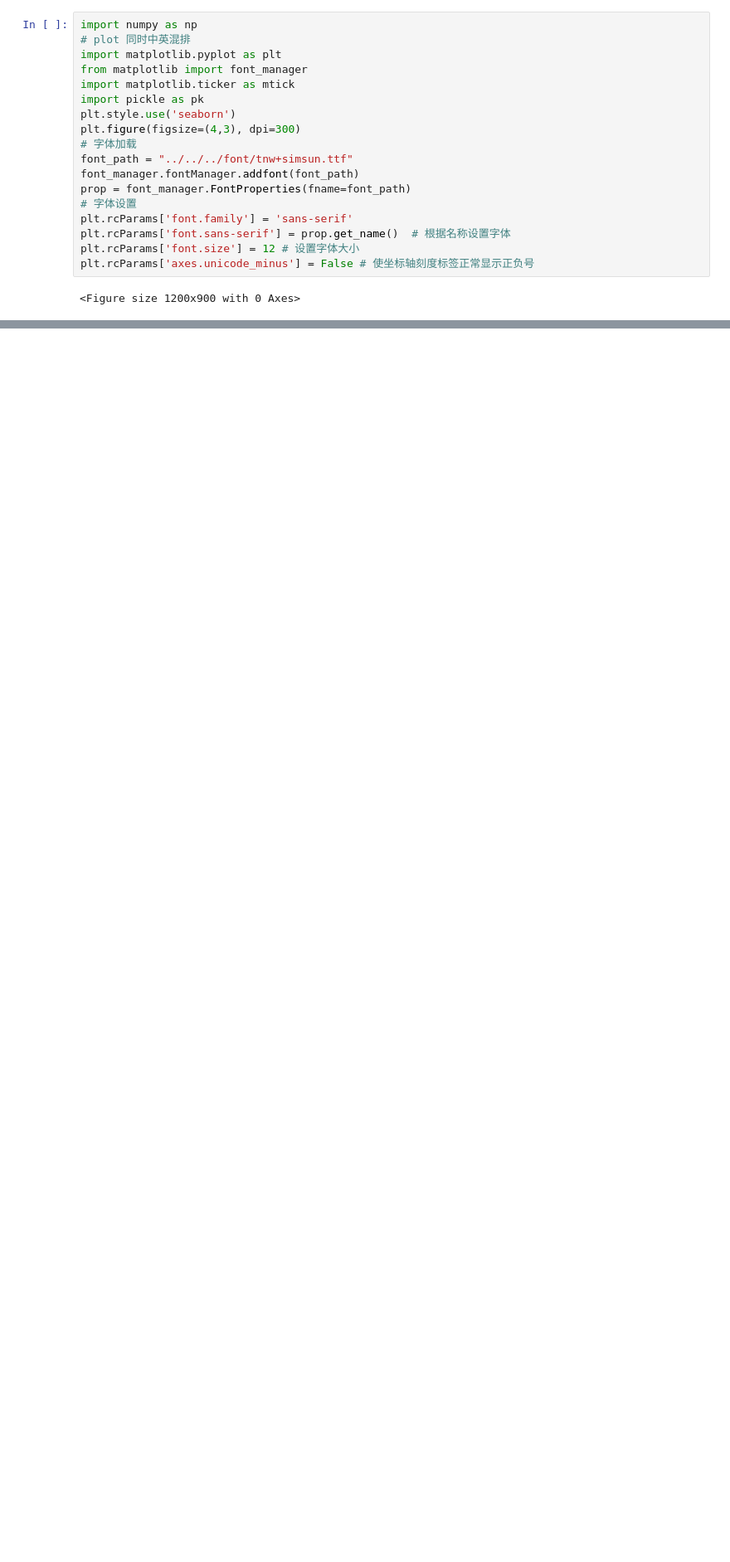
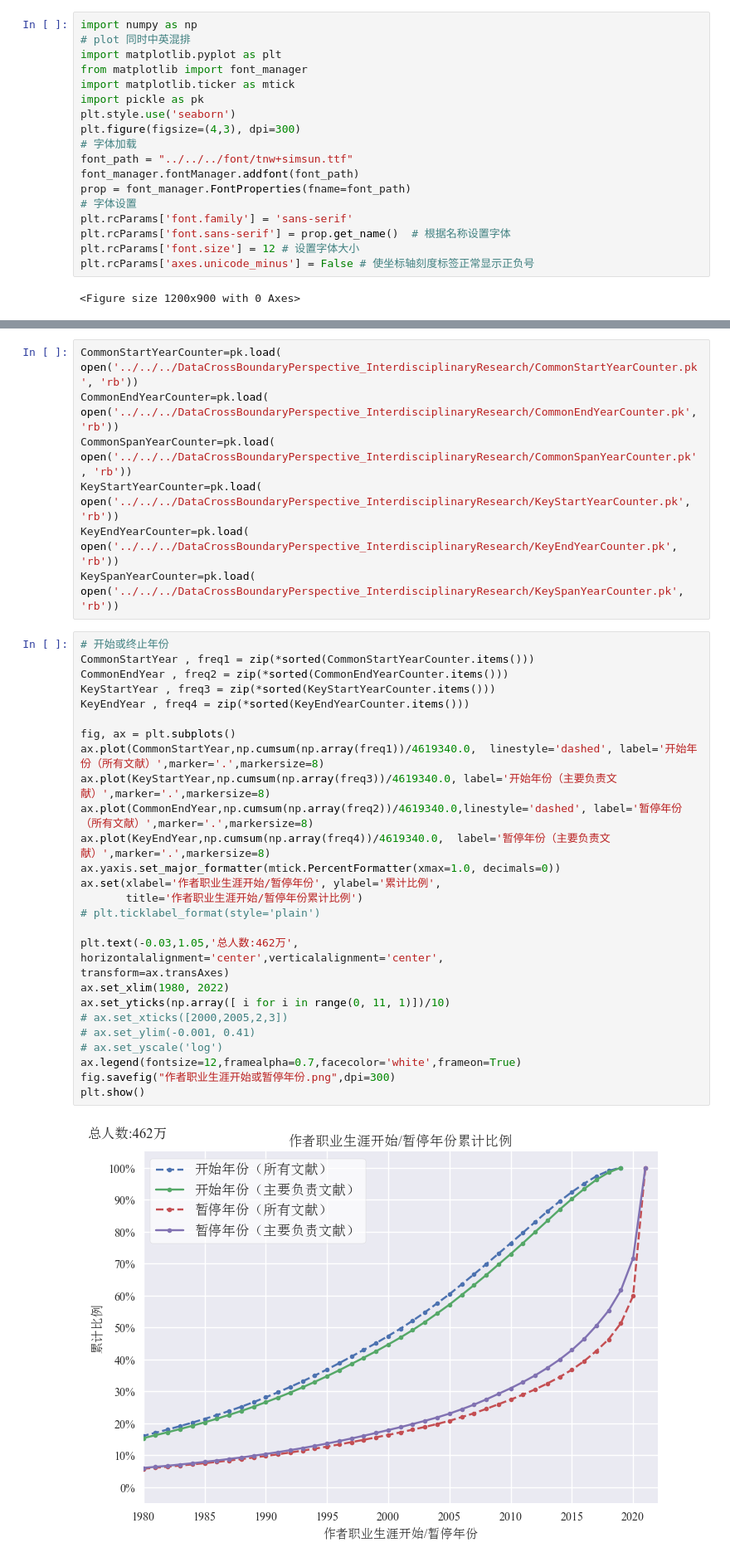
Before and after one commit to jiaweixu98/CrossBoundaryPerspective_InterdisciplinaryResearch, a Jupyter notebook: dataPrepare/AuthorSreies/easydraw.ipynb, the cells around one changed output, grey strips where cells are left out. Shown at 83% size. Cells and saved outputs as stored; diff of their text form; blank space fills up the shorter version.

```diff
--- a/dataPrepare/AuthorSreies/easydraw.ipynb
+++ b/dataPrepare/AuthorSreies/easydraw.ipynb
@@ -78,0 +85,37 @@ plt.show()
+# %%
+CommonStartYearCounter=pk.load( open('../../../DataCrossBoundaryPerspective_InterdisciplinaryResearch/CommonStartYearCounter.pk', 'rb'))
+CommonEndYearCounter=pk.load( open('../../../DataCrossBoundaryPerspective_InterdisciplinaryResearch/CommonEndYearCounter.pk', 'rb'))
+CommonSpanYearCounter=pk.load( open('../../../DataCrossBoundaryPerspective_InterdisciplinaryResearch/CommonSpanYearCounter.pk', 'rb'))
+KeyStartYearCounter=pk.load( open('../../../DataCrossBoundaryPerspective_InterdisciplinaryResearch/KeyStartYearCounter.pk', 'rb'))
+KeyEndYearCounter=pk.load( open('../../../DataCrossBoundaryPerspective_InterdisciplinaryResearch/KeyEndYearCounter.pk', 'rb'))
+KeySpanYearCounter=pk.load( open('../../../DataCrossBoundaryPerspective_InterdisciplinaryResearch/KeySpanYearCounter.pk', 'rb'))
+# %%
+# 开始或终止年份
+CommonStartYear , freq1 = zip(*sorted(CommonStartYearCounter.items()))
+CommonEndYear , freq2 = zip(*sorted(CommonEndYearCounter.items()))
+KeyStartYear , freq3 = zip(*sorted(KeyStartYearCounter.items()))
+KeyEndYear , freq4 = zip(*sorted(KeyEndYearCounter.items()))
+
+fig, ax = plt.subplots()
+ax.plot(CommonStartYear,np.cumsum(np.array(freq1))/4619340.0,  linestyle='dashed', label='开始年份（所有文献）',marker='.',markersize=8)
+ax.plot(KeyStartYear,np.cumsum(np.array(freq3))/4619340.0, label='开始年份（主要负责文献）',marker='.',markersize=8)
+ax.plot(CommonEndYear,np.cumsum(np.array(freq2))/4619340.0,linestyle='dashed', label='暂停年份（所有文献）',marker='.',markersize=8)
+ax.plot(KeyEndYear,np.cumsum(np.array(freq4))/4619340.0,  label='暂停年份（主要负责文献）',marker='.',markersize=8)
+ax.yaxis.set_major_formatter(mtick.PercentFormatter(xmax=1.0, decimals=0))
+ax.set(xlabel='作者职业生涯开始/暂停年份', ylabel='累计比例',
+       title='作者职业生涯开始/暂停年份累计比例')
+# plt.ticklabel_format(style='plain')
+
+plt.text(-0.03,1.05,'总人数:462万',
+horizontalalignment='center',verticalalignment='center',
+transform=ax.transAxes)
+ax.set_xlim(1980, 2022)
+ax.set_yticks(np.array([ i for i in range(0, 11, 1)])/10)
+# ax.set_xticks([2000,2005,2,3])
+# ax.set_ylim(-0.001, 0.41)
+# ax.set_yscale('log')
+ax.legend(fontsize=12,framealpha=0.7,facecolor='white',frameon=True)
+fig.savefig("作者职业生涯开始或暂停年份.png",dpi=300)
+plt.show()
+# %% [output]
+[figure, added]
```
Also changed, not shown: parts of 4 cells of this notebook, 8 other files.
